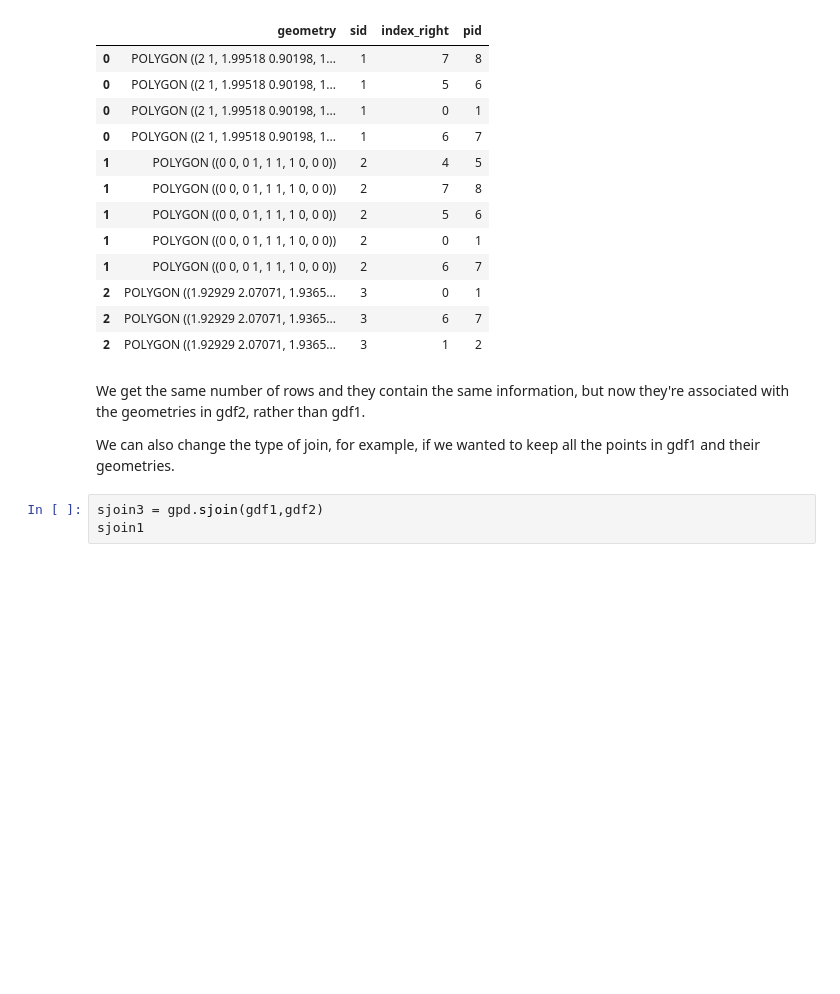
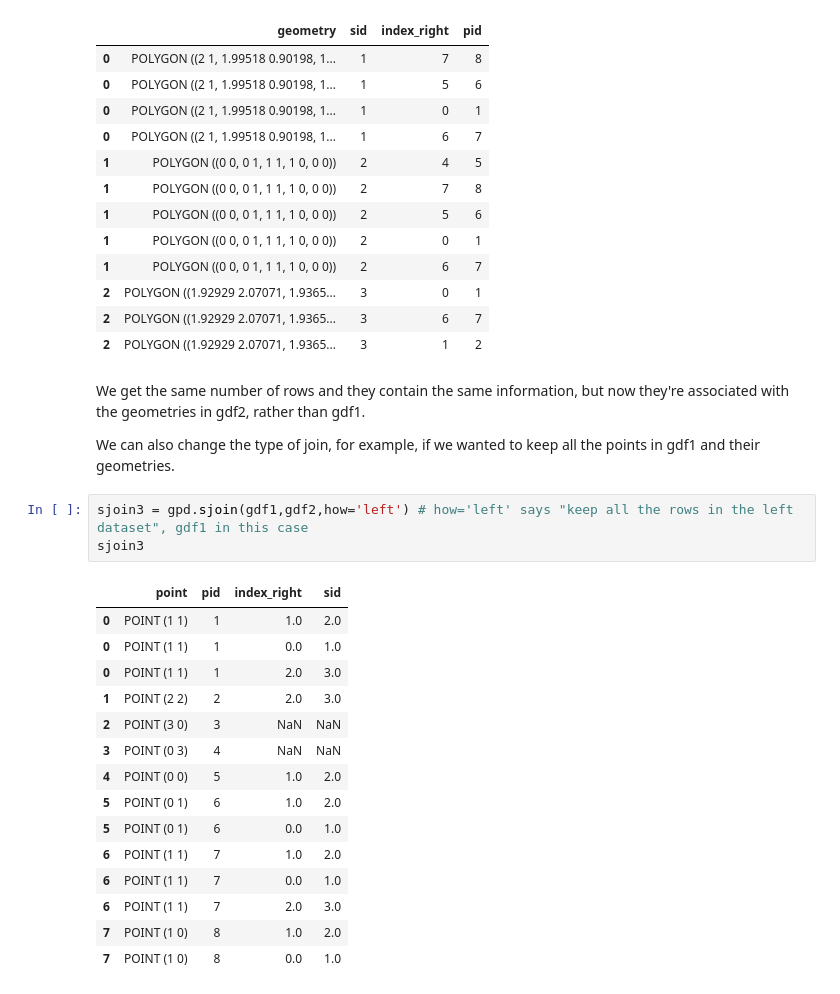
Before and after one commit to joelferg/spatial_data_analysis, a Jupyter notebook: lectures/Class Jan 29.ipynb, the cells around one changed output. Drawn from its saved outputs; the diff is of its cells as text; blank space fills up the shorter version.

```diff
--- a/lectures/Class Jan 29.ipynb
+++ b/lectures/Class Jan 29.ipynb
@@ -272,5 +297,21 @@ We get the same number of rows and they contain the same information, but now th
 
 We can also change the type of join, for example, if we wanted to keep all the points in gdf1 and their geometries.
 # %%
-sjoin3 = gpd.sjoin(gdf1,gdf2)
-sjoin1
+sjoin3 = gpd.sjoin(gdf1,gdf2,how='left') # how='left' says "keep all the rows in the left dataset", gdf1 in this case
+sjoin3
+# %% [output]
+|  | point | pid | index_right | sid |
+| 0 | POINT (1 1) | 1 | 1.0 | 2.0 |
+| 0 | POINT (1 1) | 1 | 0.0 | 1.0 |
+| 0 | POINT (1 1) | 1 | 2.0 | 3.0 |
+| 1 | POINT (2 2) | 2 | 2.0 | 3.0 |
+| 2 | POINT (3 0) | 3 | NaN | NaN |
+| 3 | POINT (0 3) | 4 | NaN | NaN |
+| 4 | POINT (0 0) | 5 | 1.0 | 2.0 |
+| 5 | POINT (0 1) | 6 | 1.0 | 2.0 |
+| 5 | POINT (0 1) | 6 | 0.0 | 1.0 |
+| 6 | POINT (1 1) | 7 | 1.0 | 2.0 |
+| 6 | POINT (1 1) | 7 | 0.0 | 1.0 |
+| 6 | POINT (1 1) | 7 | 2.0 | 3.0 |
+| 7 | POINT (1 0) | 8 | 1.0 | 2.0 |
+| 7 | POINT (1 0) | 8 | 0.0 | 1.0 |
```
Also changed, not shown: parts of 6 cells of this notebook, 1 other file.
